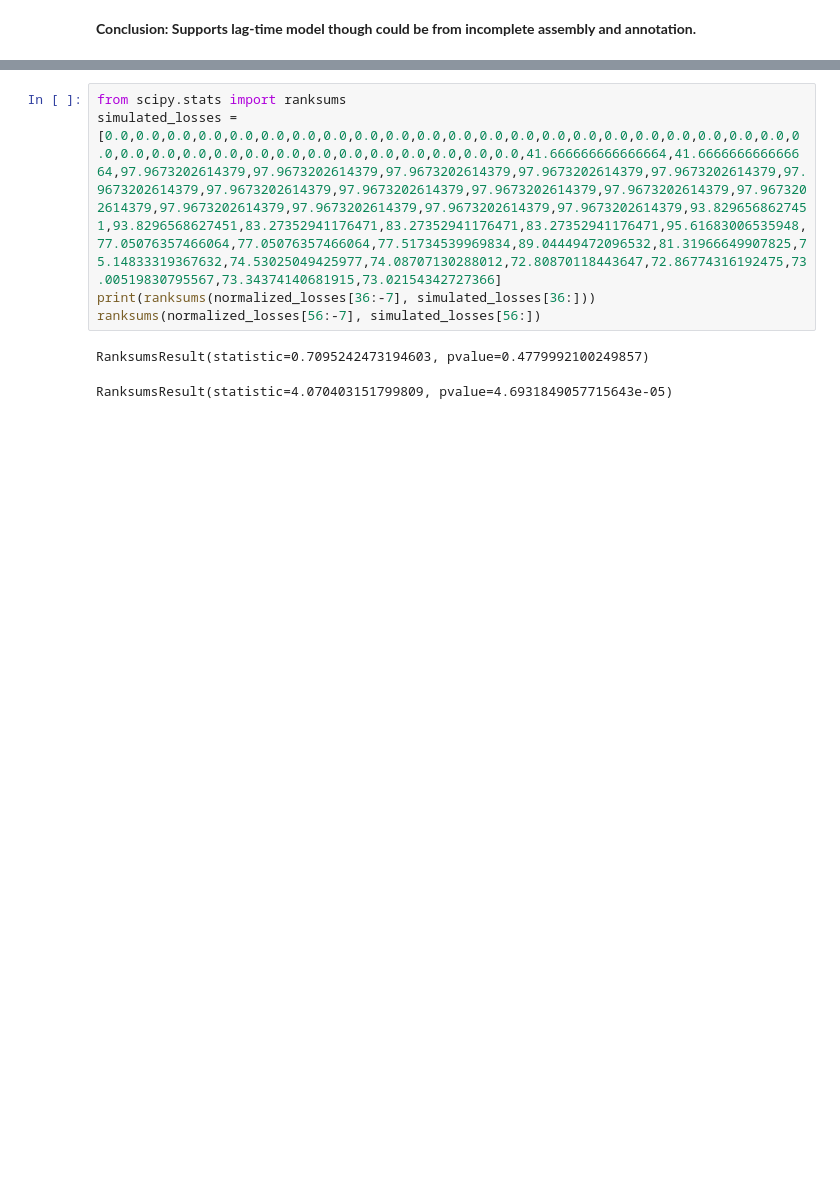
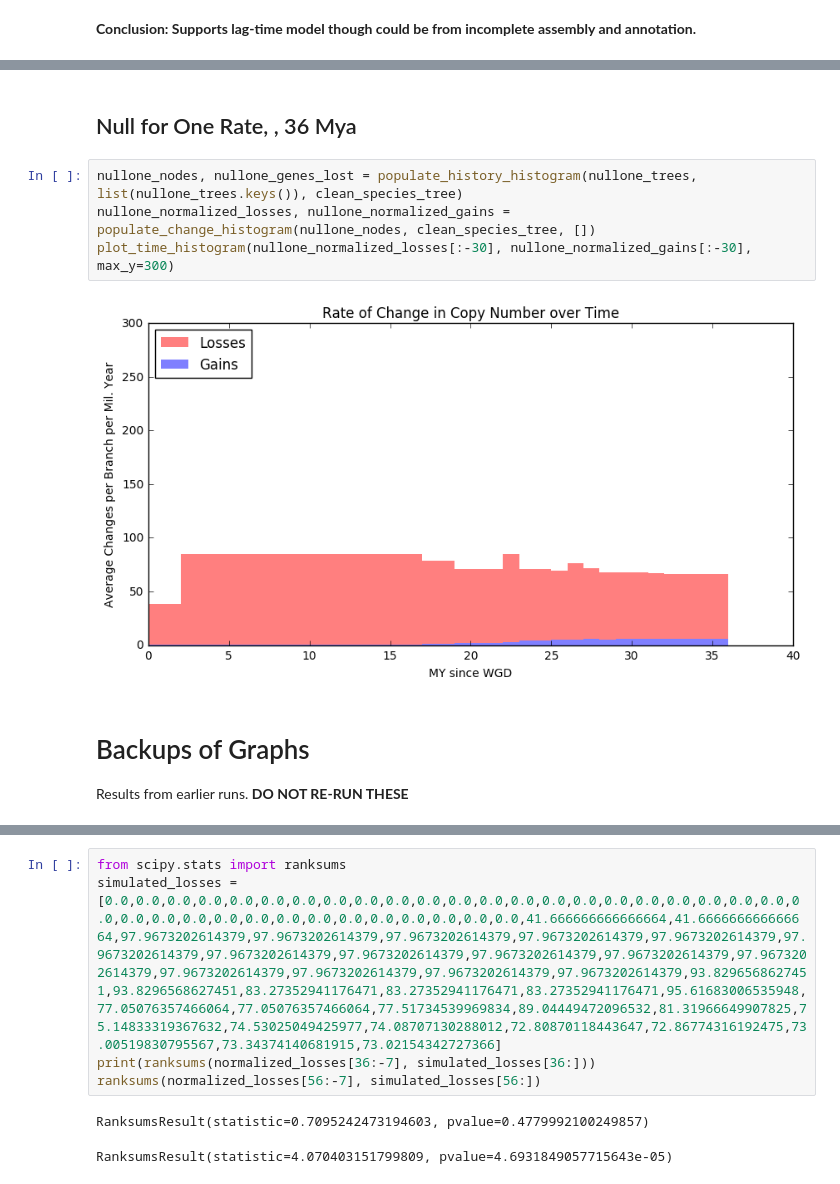
Before and after one commit to josiahseaman/DNA_Duplications, a Jupyter notebook: TreeCountAnalysis_Oleaceae_Homeologs.ipynb, the cells around one changed output, grey strips where cells are left out. Saved outputs shown, nothing was run; the diff lists cells and outputs as text; blank space fills up the shorter version.

```diff
--- a/TreeCountAnalysis_Oleaceae_Homeologs.ipynb
+++ b/TreeCountAnalysis_Oleaceae_Homeologs.ipynb
@@ -216,0 +219,11 @@ normalized_losses[:-7]
+# %% [markdown]
+## Null for One Rate, , 36 Mya
+# %%
+nullone_nodes, nullone_genes_lost = populate_history_histogram(nullone_trees, list(nullone_trees.keys()), clean_species_tree)
+nullone_normalized_losses, nullone_normalized_gains = populate_change_histogram(nullone_nodes, clean_species_tree, [])
+plot_time_histogram(nullone_normalized_losses[:-30], nullone_normalized_gains[:-30], max_y=300)
+# %% [output]
+[figure, added]
+# %% [markdown]
+# Backups of Graphs
+Results from earlier runs. **DO NOT RE-RUN THESE**
```
Also changed, not shown: parts of 24 cells of this notebook, 4 other files.
